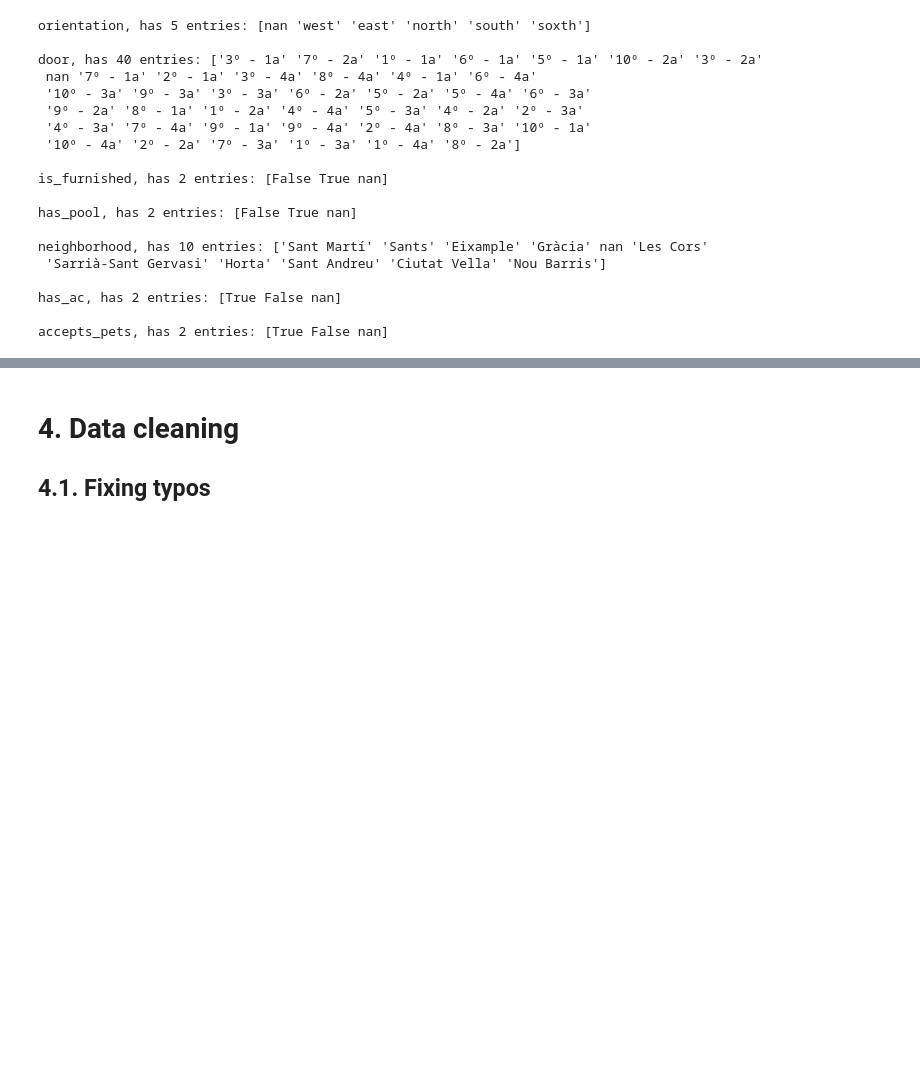
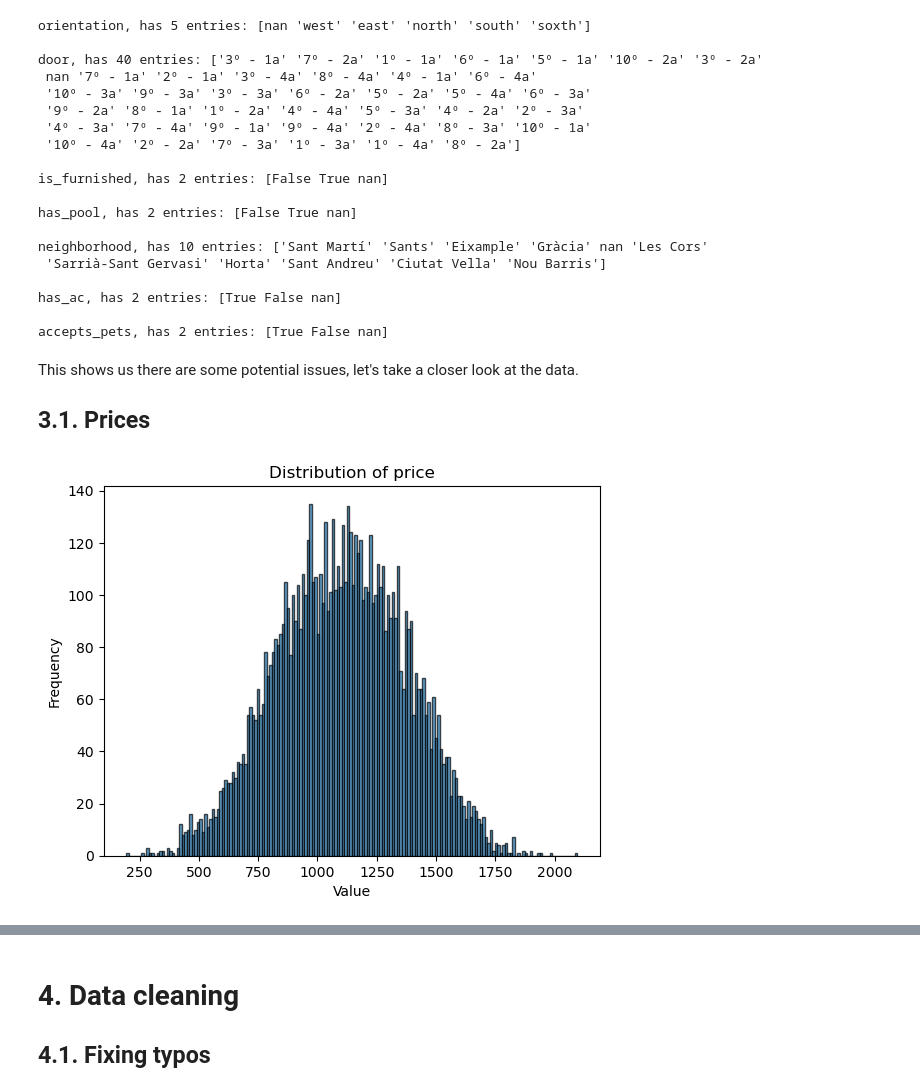
Before and after one commit to DenisProcyon/DSDM_ML_Pred, a Jupyter notebook: main.ipynb, the cells around one changed output, grey strips where cells are left out. Drawn from its saved outputs; the diff is of its cells as text; code cells hidden in the pictures; blank space fills up the shorter version.

```diff
--- a/main.ipynb
+++ b/main.ipynb
@@ -64,3 +62,17 @@ neighborhood, has 10 entries: ['Sant Martí' 'Sants' 'Eixample' 'Gràcia' nan 'L
 has_ac, has 2 entries: [True False nan]
 
 accepts_pets, has 2 entries: [True False nan]
+# %% [markdown]
+This shows us there are some potential issues, let's take a closer look at the data.
+
+## 3.1. Prices
+# %%
+plt.hist(data['price'], bins=180, edgecolor='black', alpha=0.7)
+
+# Add labels and show plot
+plt.title('Distribution of price')
+plt.xlabel('Value')
+plt.ylabel('Frequency')
+plt.show()
+# %% [output]
+[figure, added]
```
Also changed, not shown: parts of 26 cells of this notebook, 1 other file.
